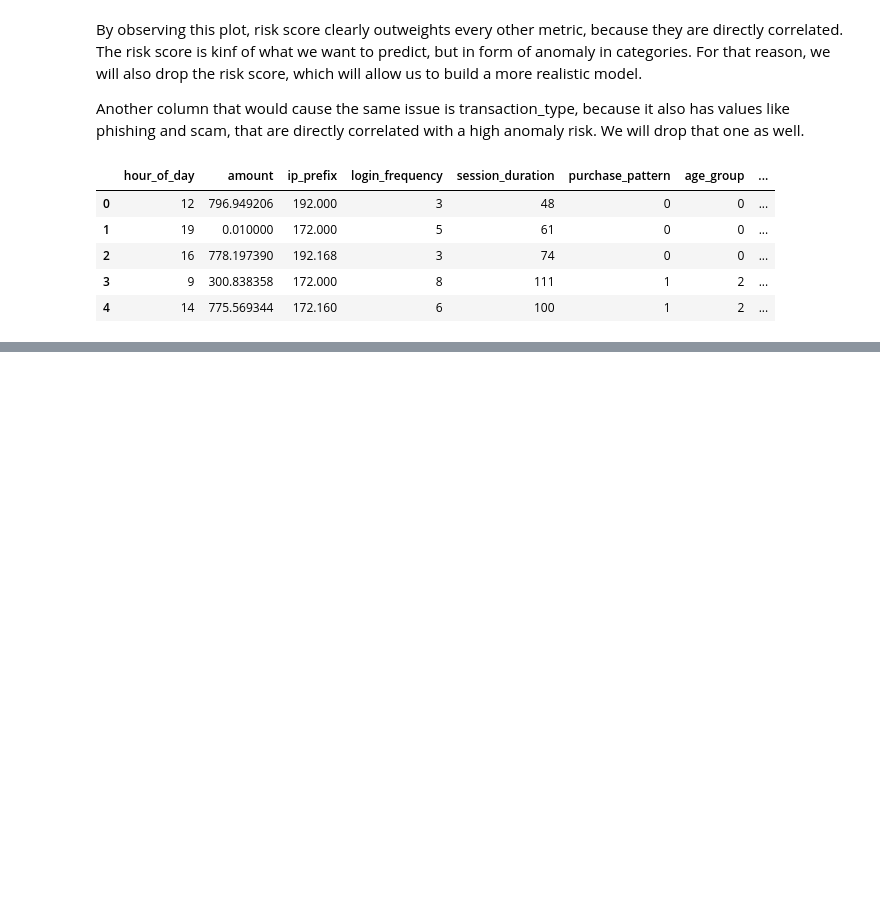
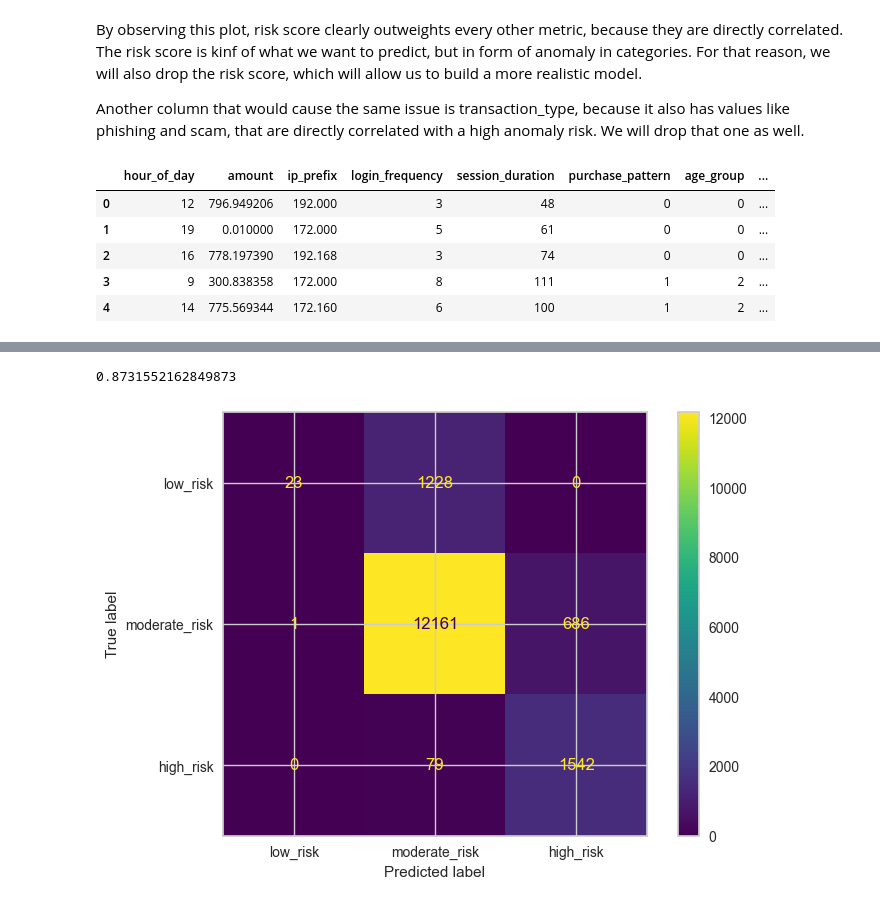
Before and after one commit to BrunoDuvane40/IART, a Jupyter notebook: projeto2/metaverse_transactions.ipynb, the cells around one changed output, grey strips where cells are left out. Cells and saved outputs as stored; diff of their text form; code cells hidden in the pictures; blank space fills up the shorter version.

```diff
--- a/projeto2/metaverse_transactions.ipynb
+++ b/projeto2/metaverse_transactions.ipynb
@@ -416,0 +459,3 @@ results
+# %%
+model = GradientBoostingClassifier(random_state=42)
+model.fit(X_test, y_test)
@@ -416,0 +472,12 @@ results
+# %%
+model.score(X_test, y_test)
+# %% [output]
+0.8731552162849873
+# %%
+y_predicted = model.predict(X_test)
+confusion_matrix_res = confusion_matrix(y_test, y_predicted)
+
+ConfusionMatrixDisplay(confusion_matrix = confusion_matrix_res, display_labels = ["low_risk", "moderate_risk","high_risk"]).plot()
+plt.show()
+# %% [output]
+[figure, added]
```
Also changed, not shown: parts of 8 cells of this notebook, 2 other files.
